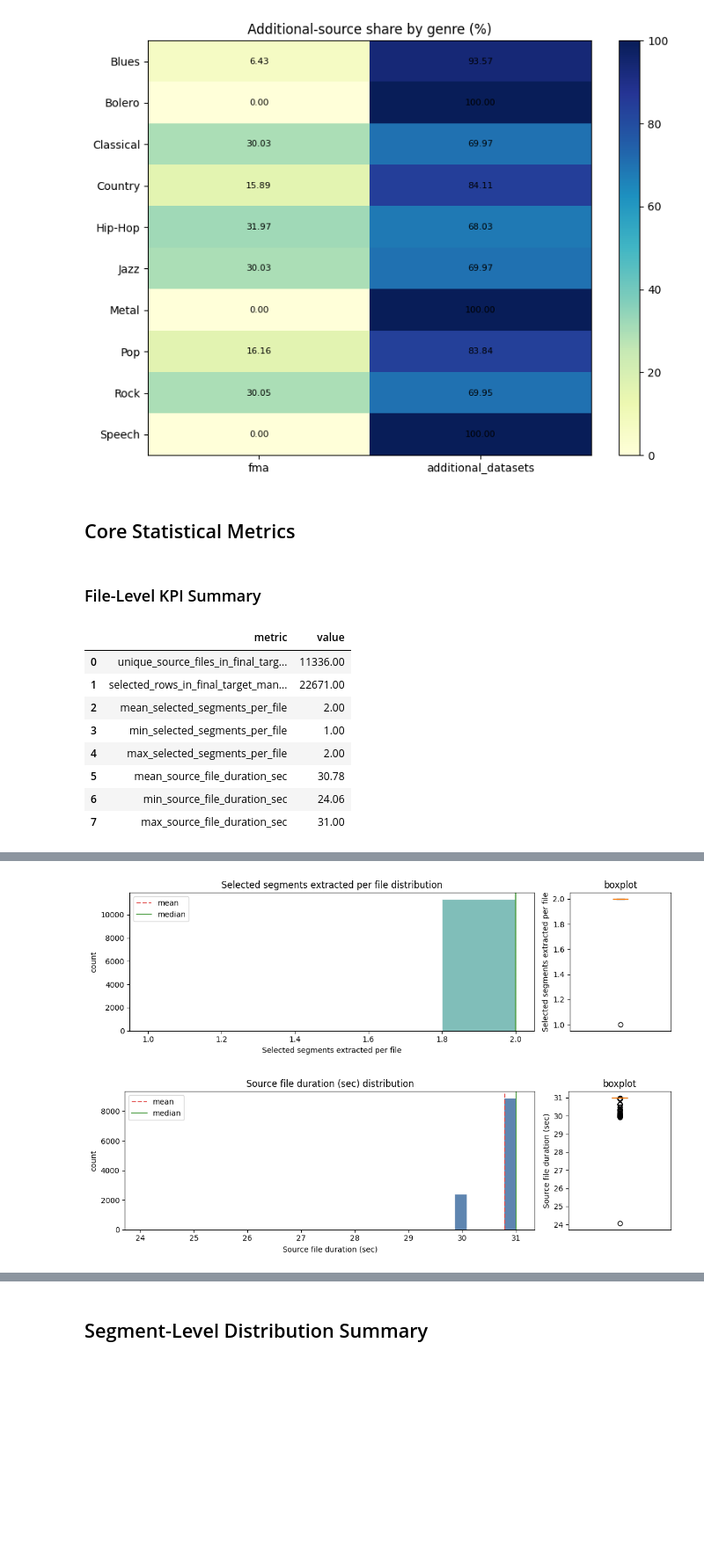
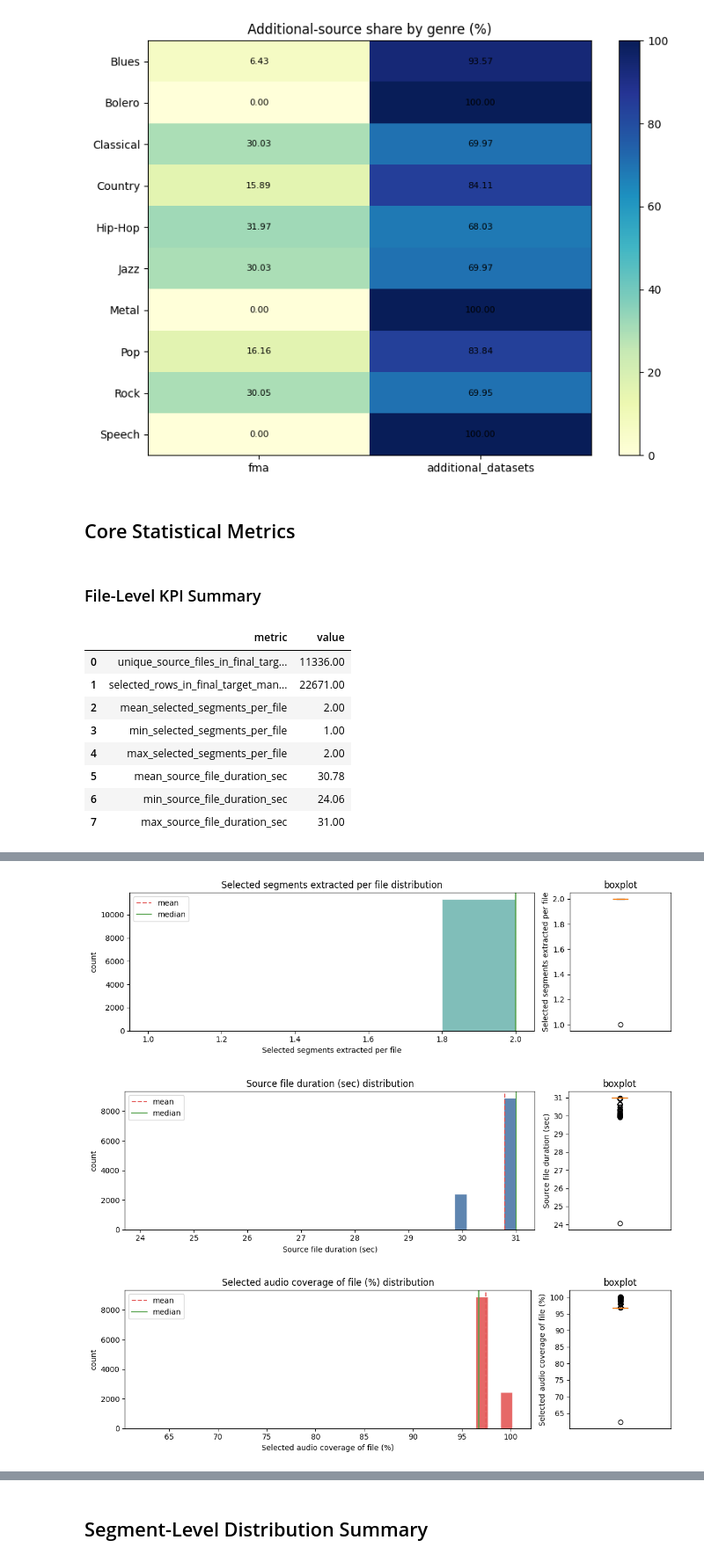
Before and after one commit to howienguyen/machine-learning-1, a Jupyter notebook: MelCNN-MGR/model_training/2_MelCNN_MGR_Manifest_LogMel_EDA_core.ipynb, the cells around one changed output, grey strips where cells are left out. Shown at 88% size. Saved outputs shown, nothing was run; the diff lists cells and outputs as text; code cells hidden in the pictures; blank space fills up the shorter version.

```diff
--- a/MelCNN-MGR/model_training/2_MelCNN_MGR_Manifest_LogMel_EDA_core.ipynb
+++ b/MelCNN-MGR/model_training/2_MelCNN_MGR_Manifest_LogMel_EDA_core.ipynb
@@ -384,9 +384,48 @@ per_file_summary = file_level_df.groupby('artifact_id').agg(
     selected_segments=('artifact_id', 'size'),
 ).reset_index()
 
+per_file_summary['selected_audio_sec'] = per_file_summary['selected_segments'] * float(sample_length_sec)
+per_file_summary['selected_audio_min'] = per_file_summary['selected_audio_sec'] / 60.0
+per_file_summary['file_duration_min'] = pd.to_numeric(per_file_summary['file_duration_s'], errors='coerce') / 60.0
+
+valid_duration_mask = per_file_summary['file_duration_s'].notna() & (per_file_summary['file_duration_s'] > 0)
+per_file_summary['coverage_ratio_pct'] = np.where(
+    valid_duration_mask,
+    (per_file_summary['selected_audio_sec'] / per_file_summary['file_duration_s']) * 100.0,
+    np.nan,
+    )
+per_file_summary['segments_per_minute'] = np.where(
+    per_file_summary['file_duration_min'].notna() & (per_file_summary['file_duration_min'] > 0),
+    per_file_summary['selected_segments'] / per_file_summary['file_duration_min'],
+    np.nan,
+    )
+per_file_summary['estimated_nonoverlap_capacity'] = np.where(
+    valid_duration_mask,
+    np.maximum(1, np.floor(per_file_summary['file_duration_s'] / float(sample_length_sec))),
+    np.nan,
+    )
+per_file_summary['selection_utilization_ratio'] = np.where(
+    pd.notna(per_file_summary['estimated_nonoverlap_capacity']) & (per_file_summary['estimated_nonoverlap_capacity'] > 0),
+    per_file_summary['selected_segments'] / per_file_summary['estimated_nonoverlap_capacity'],
+    np.nan,
+    )
+
 file_duration_unique_series = prepare_numeric_series(per_file_summary['file_duration_s'])
 segments_per_file_series = prepare_numeric_series(per_file_summary['selected_segments'])
 files_per_genre_series = prepare_numeric_series(per_file_summary['genre_top'].value_counts()) if 'genre_top' in per_file_summary.columns else pd.Series(dtype=float)
+coverage_ratio_series = prepare_numeric_series(per_file_summary['coverage_ratio_pct'])
+segments_per_minute_series = prepare_numeric_series(per_file_summary['segments_per_minute'])
+utilization_ratio_series = prepare_numeric_series(per_file_summary['selection_utilization_ratio'])
+
+relationship_df = per_file_summary.loc[
+    valid_duration_mask,
+    ['file_duration_s', 'selected_segments', 'selected_audio_sec', 'coverage_ratio_pct', 'segments_per_minute', 'selection_utilization_ratio'],
+]
+
+duration_segment_corr = relationship_df['file_duration_s'].corr(relationship_df['selected_segments']) if len(relationship_df) > 1 else np.nan
+duration_coverage_corr = relationship_df['file_duration_s'].corr(relationship_df['coverage_ratio_pct']) if len(relationship_df) > 1 else np.nan
+single_segment_share_pct = (per_file_summary['selected_segments'].eq(1).mean() * 100.0) if not per_file_summary.empty else np.nan
+multi_segment_share_pct = (per_file_summary['selected_segments'].gt(1).mean() * 100.0) if not per_file_summary.empty else np.nan
 
 file_level_kpis = pd.DataFrame([
     {'metric': 'unique_source_files_in_final_target_manifest', 'value': int(per_file_summary['artifact_id'].nunique())},
@@ -399,20 +438,69 @@ file_level_kpis = pd.DataFrame([
     {'metric': 'max_source_file_duration_sec', 'value': round(float(file_duration_unique_series.max()), 2) if not file_duration_unique_series.empty else np.nan},
 ])
 
+relationship_kpis = pd.DataFrame([
+    {'metric': 'mean_selected_audio_per_file_sec', 'value': round(float(prepare_numeric_series(per_file_summary['selected_audio_sec']).mean()), 2) if not per_file_summary.empty else np.nan},
+    {'metric': 'mean_coverage_ratio_pct', 'value': round(float(coverage_ratio_series.mean()), 2) if not coverage_ratio_series.empty else np.nan},
+    {'metric': 'median_coverage_ratio_pct', 'value': round(float(coverage_ratio_series.median()), 2) if not coverage_ratio_series.empty else np.nan},
+    {'metric': 'mean_segments_per_minute', 'value': round(float(segments_per_minute_series.mean()), 2) if not segments_per_minute_series.empty else np.nan},
+    {'metric': 'mean_selection_utilization_ratio', 'value': round(float(utilization_ratio_series.mean()), 3) if not utilization_ratio_series.empty else np.nan},
+    {'metric': 'share_of_single_segment_files_pct', 'value': round(float(single_segment_share_pct), 2) if pd.notna(single_segment_share_pct) else np.nan},
+    {'metric': 'share_of_multi_segment_files_pct', 'value': round(float(multi_segment_share_pct), 2) if pd.notna(multi_segment_share_pct) else np.nan},
+    {'metric': 'corr_file_duration_vs_selected_segments', 'value': round(float(duration_segment_corr), 3) if pd.notna(duration_segment_corr) else np.nan},
+    {'metric': 'corr_file_duration_vs_coverage_ratio_pct', 'value': round(float(duration_coverage_corr), 3) if pd.notna(duration_coverage_corr) else np.nan},
+])
+
 core_statistical_metrics = pd.DataFrame([
     summarize_numeric_distribution('selected_segments_per_file', segments_per_file_series),
     summarize_numeric_distribution('source_file_duration_sec', file_duration_unique_series),
     summarize_numeric_distribution('unique_files_per_genre', files_per_genre_series),
+    summarize_numeric_distribution('coverage_ratio_pct', coverage_ratio_series),
+    summarize_numeric_distribution('segments_per_minute', segments_per_minute_series),
+    summarize_numeric_distribution('selection_utilization_ratio', utilization_ratio_series),
 ])
 
 display(Markdown('### File-Level KPI Summary'))
 display(file_level_kpis)
+display(Markdown('### File-Segment Relationship KPI Summary'))
+display(relationship_kpis)
 display(Markdown('### File-Level Distribution Summary'))
 display(core_statistical_metrics)
 display(Markdown('Each row in the file-level summary corresponds to one unique source file after deduplicating segment rows using the source artifact id derived from `sample_id`.'))
+display(Markdown('The relationship metrics quantify how many selected segments came from each original file, how much selected audio that represents, and how that selected audio compares with the source-file duration.'))
 
 plot_distribution_pair(segments_per_file_series, title='Selected segments extracted per file', bins=min(30, max(5, int(segments_per_file_series.nunique()))) if not segments_per_file_series.empty else 10, color='#72B7B2')
 plot_distribution_pair(file_duration_unique_series, title='Source file duration (sec)', bins=30, color='#4C78A8')
+plot_distribution_pair(coverage_ratio_series, title='Selected audio coverage of file (%)', bins=30, color='#E45756')
+
+if not relationship_df.empty:
+    fig, axes = plt.subplots(1, 2, figsize=(12, 4.2))
+
+    axes[0].scatter(
+        relationship_df['file_duration_s'],
+        relationship_df['selected_segments'],
+        alpha=0.55,
+        color='#4C78A8',
+        edgecolor='white',
+        linewidth=0.3,
+    )
+    axes[0].set_title('Source duration vs selected segments')
+    axes[0].set_xlabel('Source file duration (sec)')
+    axes[0].set_ylabel('Selected segments')
+
+    axes[1].scatter(
+        relationship_df['file_duration_s'],
+        relationship_df['coverage_ratio_pct'],
+        alpha=0.55,
+        color='#F58518',
+        edgecolor='white',
+        linewidth=0.3,
+    )
+    axes[1].set_title('Source duration vs selected audio coverage')
+    axes[1].set_xlabel('Source file duration (sec)')
+    axes[1].set_ylabel('Selected audio coverage (%)')
+
+    plt.tight_layout()
+    plt.show()
 # %% [output]
 ## Core Statistical Metrics
 ### File-Level KPI Summary
@@ -434,2 +537,3 @@ Each row in the file-level summary corresponds to one unique source file after d
 [figure]
 [figure]
+[figure, added]
```
Also changed, not shown: parts of 1 cell of this notebook, 20 other files.
